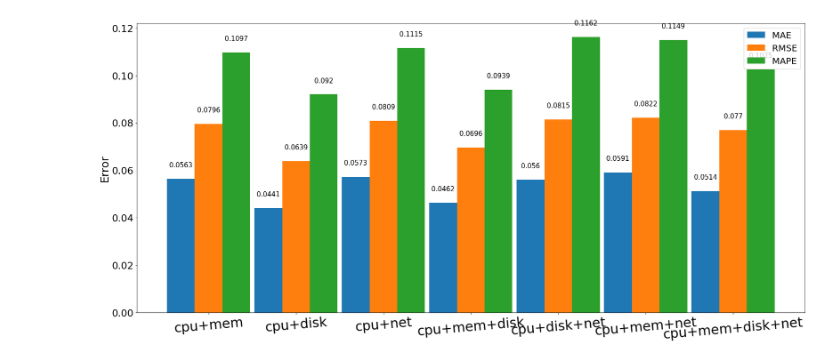
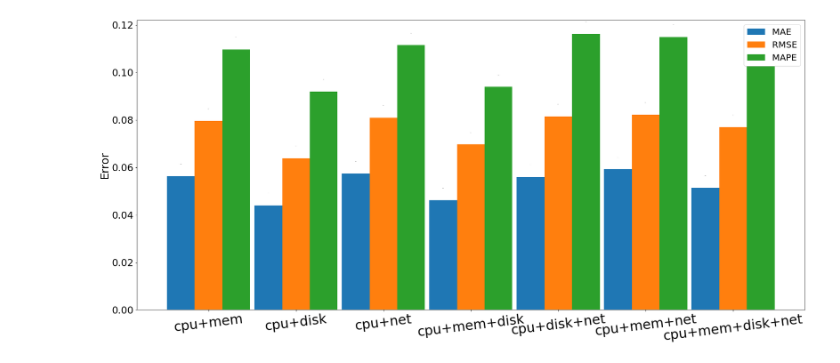
Before and after one commit to GaoZiqiang/clusterworkload_prediction_models, a Jupyter notebook: utils/bar.ipynb, the cells around one changed output. Saved outputs shown, nothing was run; the diff lists cells and outputs as text; code cells hidden in the pictures.

```diff
--- a/utils/bar.ipynb
+++ b/utils/bar.ipynb
@@ -11,34 +11,34 @@ wm_means = [0.1097,0.0920,0.1115,0.0939,0.1162,0.1149,0.1025]
 x = np.arange(len(men_means))
 
 plt.figure(figsize=(27,12))
 
 width = 0.95
 
-rects1 = plt.bar(x - width/3, men_means, width/3) # 返回绘图区域对象
+rects1 = plt.bar(x - width/3, men_means, width/3, color="") # 返回绘图区域对象
 rects2 = plt.bar(x, women_means, width/3)
 rects3 = plt.bar(x + width/3, wm_means, width/3)
 
 # 设置标签标题，图例
 plt.ylabel('Error', fontsize=25)
 plt.yticks(fontsize=22)
 # plt.title('Scores by group and gender')
-plt.xticks(x,labels, rotation=5, fontsize=30)
+plt.xticks(x,labels, rotation=7, fontsize=30)
 plt.legend(['MAE','RMSE','MAPE'], fontsize=20)
 
 # 添加注释
 def set_label(rects):
     for rect in rects:
         height = rect.get_height() # 获取⾼度
         plt.text(x = rect.get_x() + rect.get_width()/2, # ⽔平坐标
                  y = height + 0.005, # 竖直坐标
                  s = height, # ⽂本
-                 ha = 'center', fontsize=15) # ⽔平居中
+                 ha = 'center', fontsize=0) # ⽔平居中
 
 set_label(rects1)
 set_label(rects2)
 set_label(rects3)
 
 # plt.tight_layout() # 设置紧凑布局
 # plt.savefig('./分组带标签柱状图.png')
 # %% [output]
-[figure, old version]
+[figure, new version]
```
